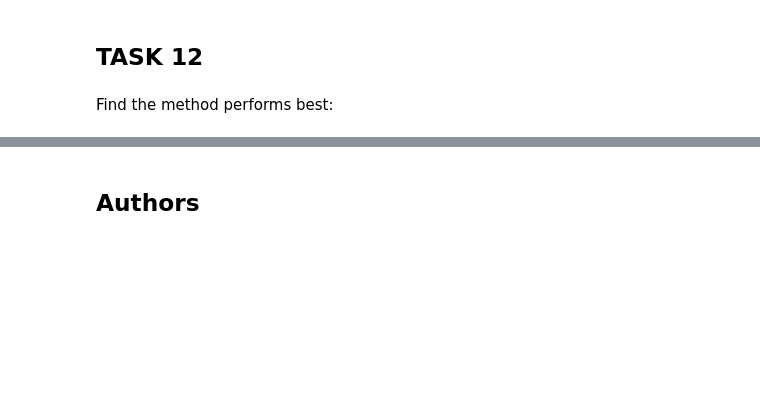
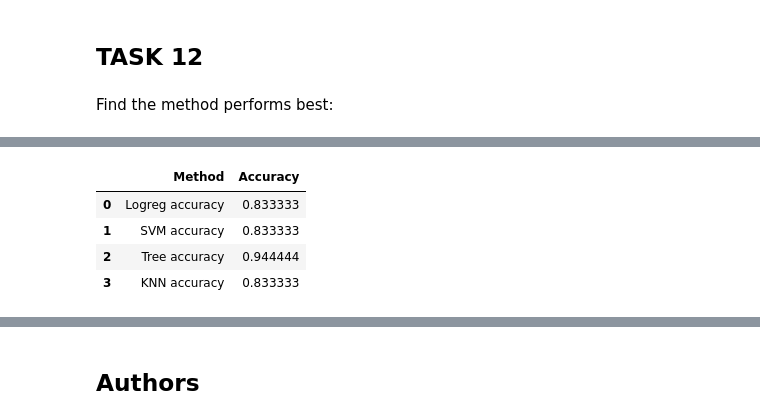
Before and after one commit to rbubniaksilverio/coursera-capstone-project, a Jupyter notebook: SpaceX_Machine Learning Prediction_Part_5.ipynb, the cells around one changed output, grey strips where cells are left out. Cells and saved outputs as stored; diff of their text form; code cells hidden in the pictures; blank space fills up the shorter version.

```diff
--- a/SpaceX_Machine Learning Prediction_Part_5.ipynb
+++ b/SpaceX_Machine Learning Prediction_Part_5.ipynb
@@ -342,0 +355,9 @@ Find the method performs best:
+# %%
+df_0 = pd.DataFrame(accuracy_dict)
+df_0
+# %% [output]
+|  | Method | Accuracy |
+| 0 | Logreg accuracy | 0.833333 |
+| 1 | SVM accuracy | 0.833333 |
+| 2 | Tree accuracy | 0.944444 |
+| 3 | KNN accuracy | 0.833333 |
```
Also changed, not shown: parts of 7 cells of this notebook.
